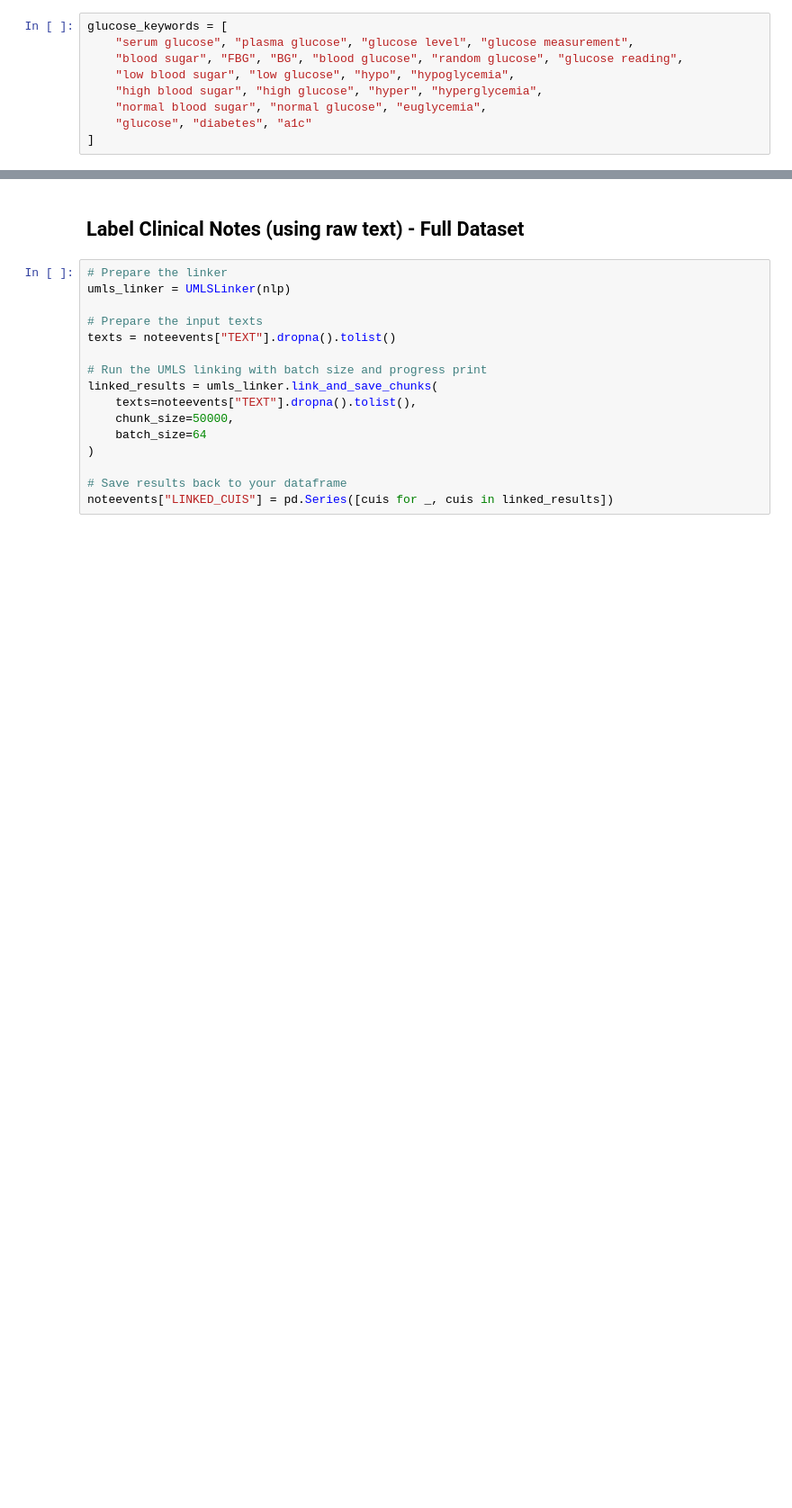
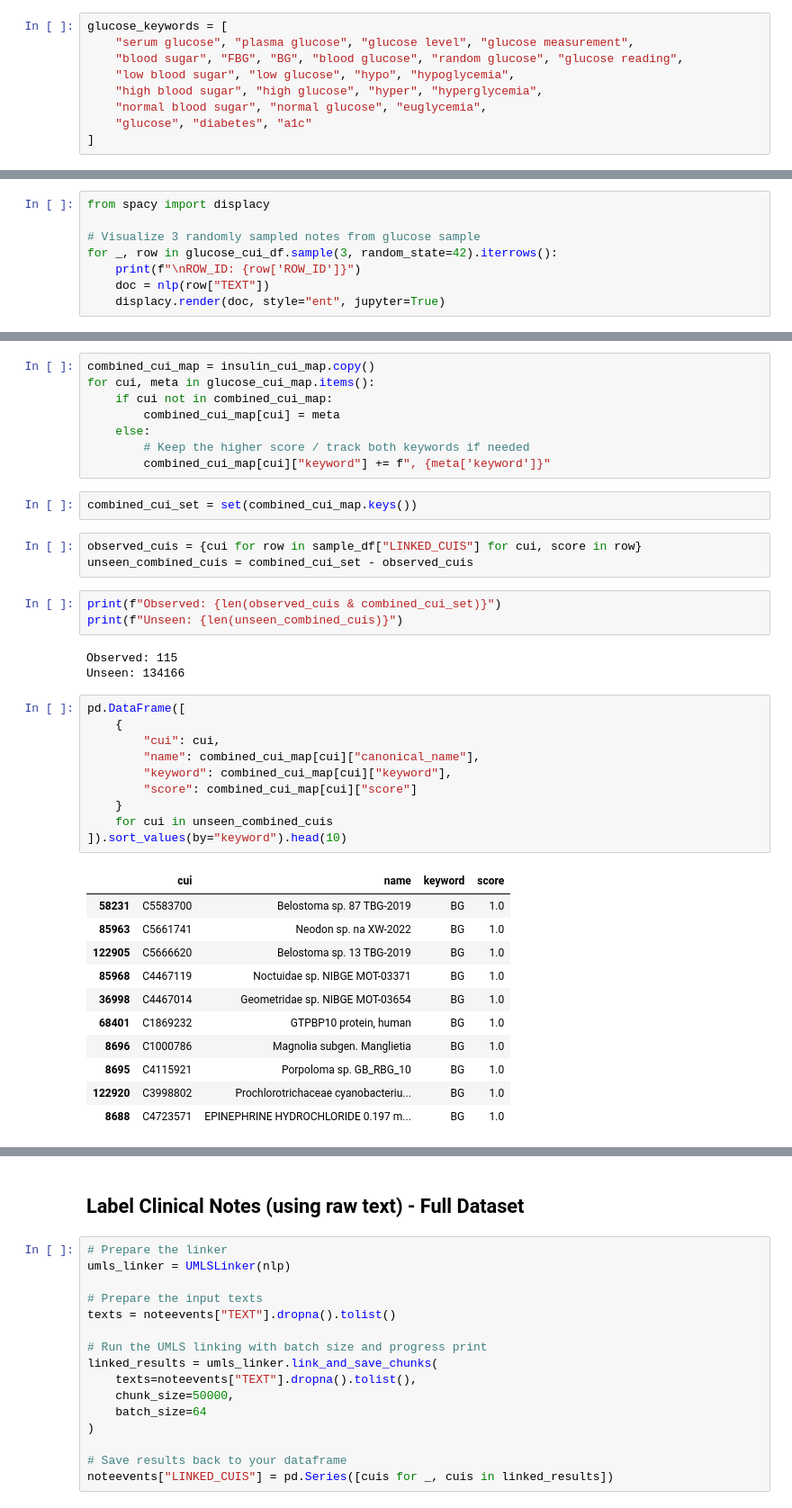
Before and after one commit to April-Taylor/NLP-Qualifications-Project, a Jupyter notebook: Revised_Paired_MIMIC_NLP_ATaylor_Project.ipynb, the cells around one changed output, grey strips where cells are left out. Shown at 90% size. Cells and saved outputs as stored; diff of their text form; blank space fills up the shorter version.

```diff
--- a/Revised_Paired_MIMIC_NLP_ATaylor_Project.ipynb
+++ b/Revised_Paired_MIMIC_NLP_ATaylor_Project.ipynb
@@ -1861,0 +1850,8 @@ Sample aliases: ['(131)I-MAA']
+# %%
+from spacy import displacy
+
+# Visualize 3 randomly sampled notes from glucose sample
+for _, row in glucose_cui_df.sample(3, random_state=42).iterrows():
+    print(f"\nROW_ID: {row['ROW_ID']}")
+    doc = nlp(row["TEXT"])
+    displacy.render(doc, style="ent", jupyter=True)
@@ -1861,0 +1896,41 @@ Sample aliases: ['(131)I-MAA']
+# %%
+combined_cui_map = insulin_cui_map.copy()
+for cui, meta in glucose_cui_map.items():
+    if cui not in combined_cui_map:
+        combined_cui_map[cui] = meta
+    else:
+        # Keep the higher score / track both keywords if needed
+        combined_cui_map[cui]["keyword"] += f", {meta['keyword']}"
+# %%
+combined_cui_set = set(combined_cui_map.keys())
+# %%
+observed_cuis = {cui for row in sample_df["LINKED_CUIS"] for cui, score in row}
+unseen_combined_cuis = combined_cui_set - observed_cuis
+# %%
+print(f"Observed: {len(observed_cuis & combined_cui_set)}")
+print(f"Unseen: {len(unseen_combined_cuis)}")
+# %% [output]
+Observed: 115
+Unseen: 134166
+# %%
+pd.DataFrame([
+    {
+        "cui": cui,
+        "name": combined_cui_map[cui]["canonical_name"],
+        "keyword": combined_cui_map[cui]["keyword"],
+        "score": combined_cui_map[cui]["score"]
+    }
+    for cui in unseen_combined_cuis
+]).sort_values(by="keyword").head(10)
+# %% [output]
+|  | cui | name | keyword | score |
+| 58231 | C5583700 | Belostoma sp. 87 TBG-2019 | BG | 1.0 |
+| 85963 | C5661741 | Neodon sp. na XW-2022 | BG | 1.0 |
+| 122905 | C5666620 | Belostoma sp. 13 TBG-2019 | BG | 1.0 |
+| 85968 | C4467119 | Noctuidae sp. NIBGE MOT-03371 | BG | 1.0 |
+| 36998 | C4467014 | Geometridae sp. NIBGE MOT-03654 | BG | 1.0 |
+| 68401 | C1869232 | GTPBP10 protein, human | BG | 1.0 |
+| 8696 | C1000786 | Magnolia subgen. Manglietia | BG | 1.0 |
+| 8695 | C4115921 | Porpoloma sp. GB_RBG_10 | BG | 1.0 |
+| 122920 | C3998802 | Prochlorotrichaceae cyanobacteriu... | BG | 1.0 |
+| 8688 | C4723571 | EPINEPHRINE HYDROCHLORIDE 0.197 m... | BG | 1.0 |
```
Also changed, not shown: parts of 34 cells of this notebook, 3 other files.
